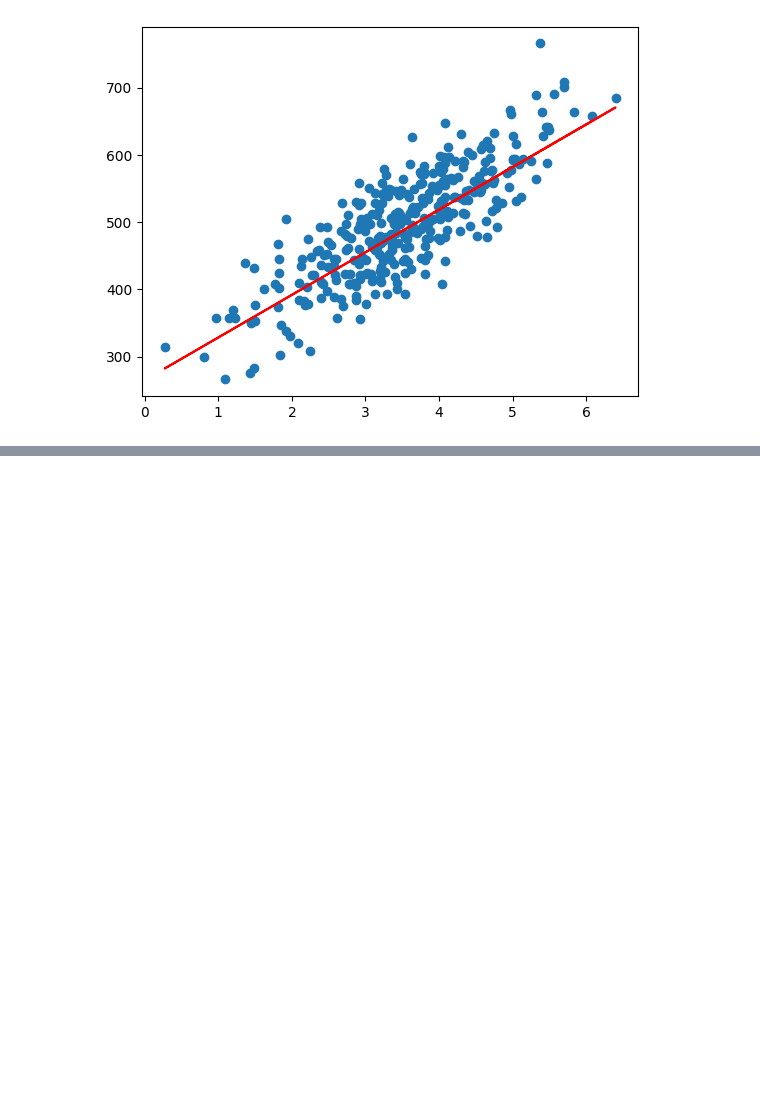
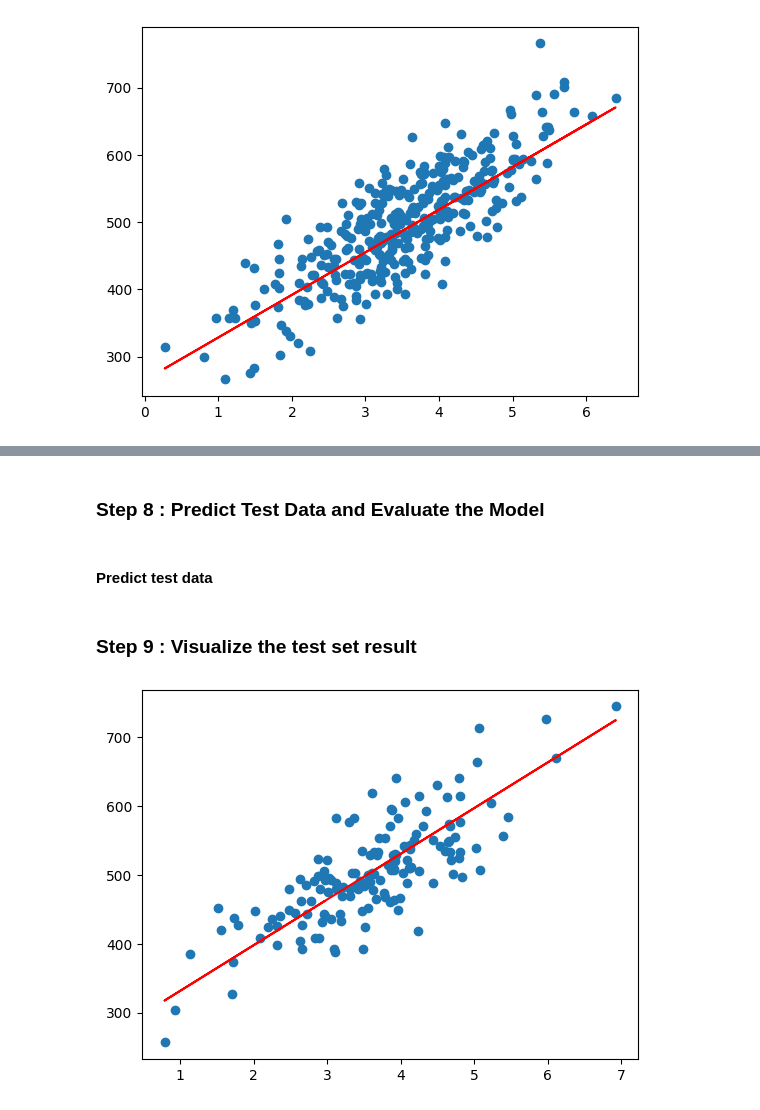
Before and after one commit to andidprastyo/ML-2023, a Jupyter notebook: 03 - Regression/praktikum.ipynb, the cells around one changed output, grey strips where cells are left out. Drawn from its saved outputs; the diff is of its cells as text; code cells hidden in the pictures; blank space fills up the shorter version.

```diff
--- a/03 - Regression/praktikum.ipynb
+++ b/03 - Regression/praktikum.ipynb
@@ -104,0 +129,7 @@ plt.show()
+# %% [markdown]
+### Step 8 : Predict Test Data and Evaluate the Model
+# %%
+x_test_sm = sm.add_constant(x_test)
+y_test_pred = lr.predict(x_test_sm)
+# %% [markdown]
+#### Predict test data
@@ -104,0 +138,8 @@ plt.show()
+# %% [markdown]
+### Step 9 : Visualize the test set result
+# %%
+plt.scatter(x_test, y_test)
+plt.plot(x_test, y_test_pred, 'r')
+plt.show()
+# %% [output]
+[figure, added]
```
Also changed, not shown: parts of 6 cells of this notebook.
